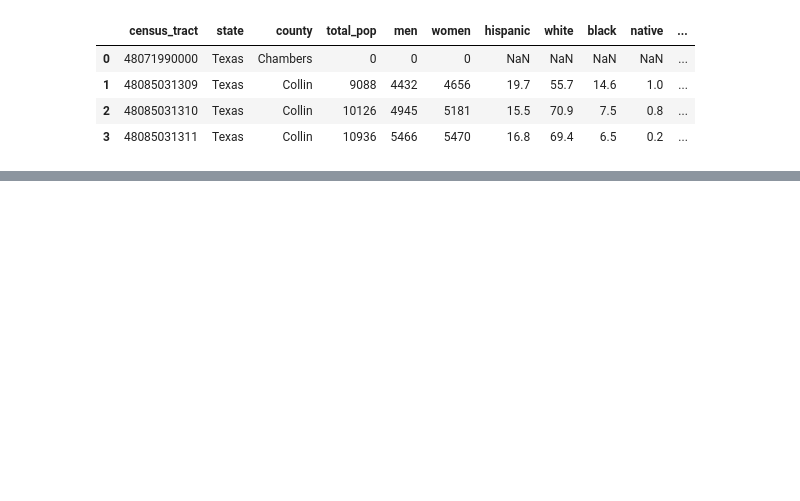
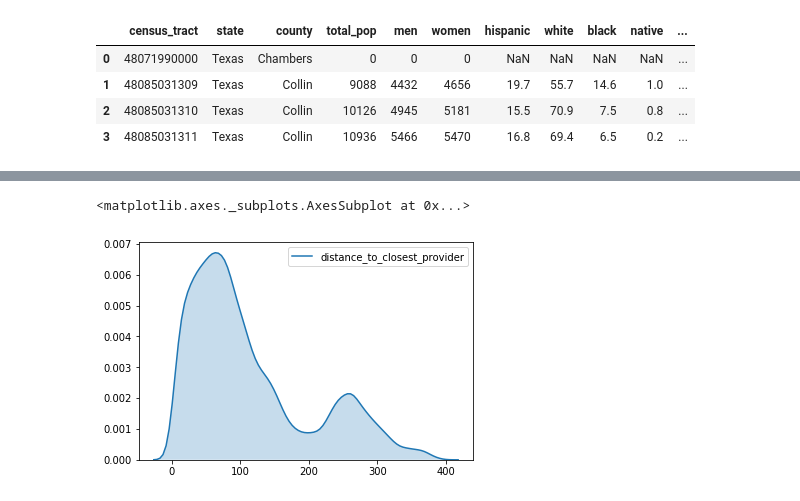
Before and after one commit to bayesimpact/encompass, a Jupyter notebook: explorer/notebooks/cenus_exploration.ipynb, the cells around one changed output, grey strips where cells are left out. Saved outputs shown, nothing was run; the diff lists cells and outputs as text; code cells hidden in the pictures; blank space fills up the shorter version.

```diff
--- a/explorer/notebooks/cenus_exploration.ipynb
+++ b/explorer/notebooks/cenus_exploration.ipynb
@@ -180,0 +198,5 @@ for col in float_cols:
+# %%
+sns.kdeplot(points['distance_to_closest_provider'], shade=True)
+# %% [output]
+<matplotlib.axes._subplots.AxesSubplot at 0x...>
+[figure, added]
```
Also changed, not shown: parts of 12 cells of this notebook.
